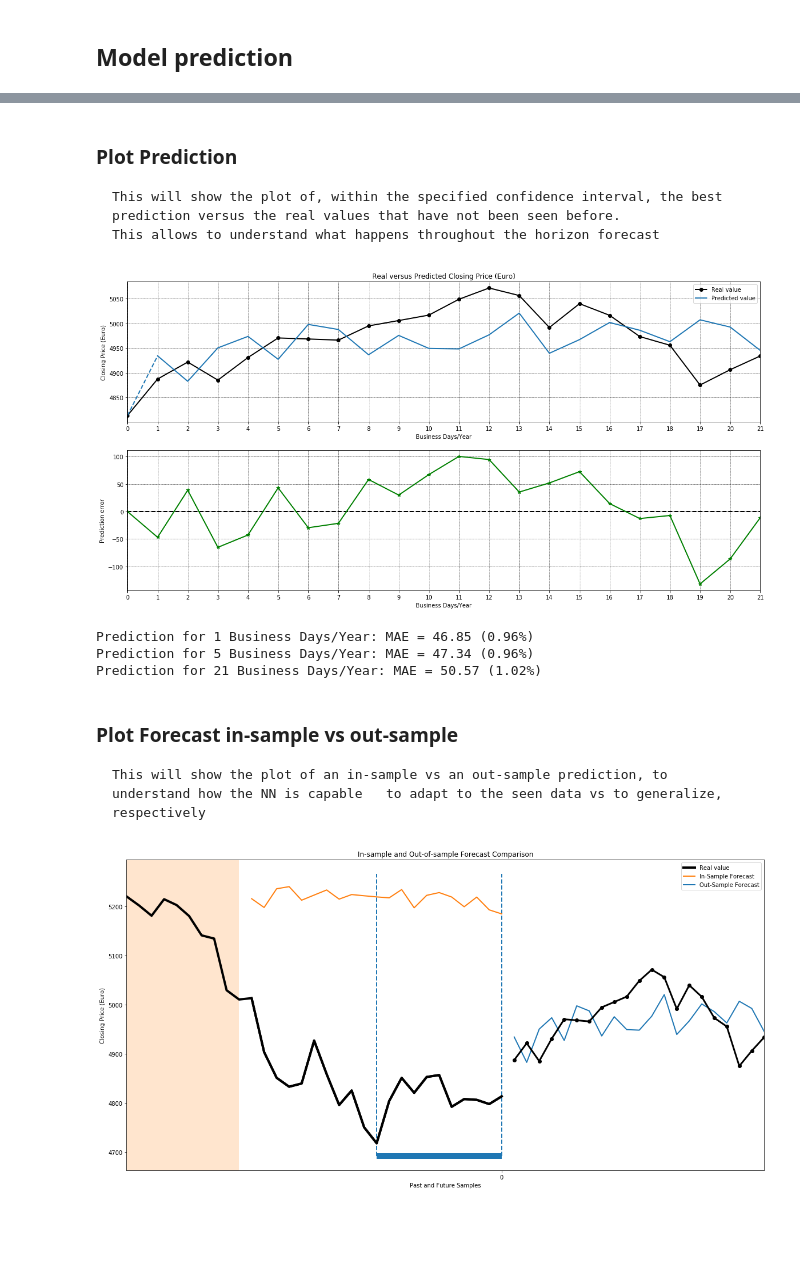
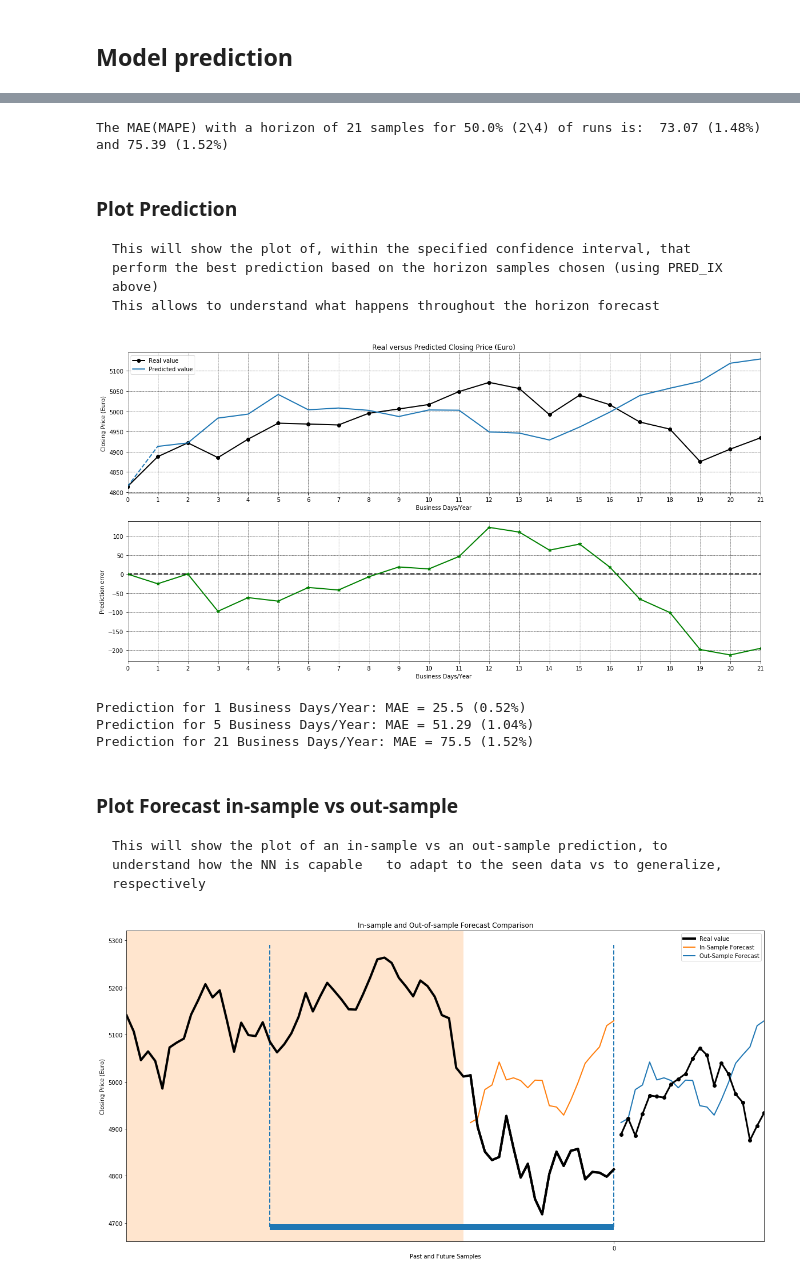
Before and after one commit to DidierRLopes/UnivariateTimeSeriesForecast, a Jupyter notebook: DNN_usualApproach.ipynb, the cells around one changed output, grey strips where cells are left out. Saved outputs shown, nothing was run; the diff lists cells and outputs as text; code cells hidden in the pictures; blank space fills up the shorter version.

```diff
--- a/DNN_usualApproach.ipynb
+++ b/DNN_usualApproach.ipynb
@@ -205,7 +213,7 @@ model.compile(optimizer='adam', loss='mae')
 # %%
 # Select between Forward Chaining, K-Fold or Group K-Fold
 X_train, y_train, X_cv, y_cv, X_test, y_test = splitTrainValTest \
-    .split_train_val_test_forwardChaining(series_input, n_steps_input, stepsToForecast[-1], n_steps_jump)
+    .split_train_val_test_groupKFold(series_input, n_steps_input, stepsToForecast[-1], n_steps_jump)
 
 dict_mae = {}
 for ix in np.arange(len(X_train)):
@@ -218,13 +226,18 @@ for ix in np.arange(len(X_train)):
         X_test[ix] = np.squeeze(X_test[ix], axis=2)
     y_train[ix] = np.squeeze(y_train[ix], axis=2)
     y_cv[ix] = np.squeeze(y_cv[ix], axis=2)
+    y_test[ix] = np.squeeze(y_test[ix], axis=2)
 
     ## ------- TRAINING MODEL -------
     model.fit(X_train[ix], y_train[ix], epochs = train_epochs, verbose = 0);
 
     ## ------- TRAINING ERROR -------
-    y_pred_train_t = model.predict(X_train[ix])
-    y_train_t = y_train[ix]
+    if PreProcessing_str in ['Normalization', 'Standardization']:
+        y_pred_train_t = scaler.inverse_transform(model.predict(X_train[ix]))
+        y_train_t = scaler.inverse_transform(y_train[ix])
+    else:
+        y_pred_train_t = model.predict(X_train[ix])
+        y_train_t = y_train[ix]
 
     list_mae_train = list()
     for i in np.arange(len(y_train_t)):
@@ -232,8 +245,12 @@ for ix in np.arange(len(X_train)):
         list_mae_train.append(mae_train)
 
     ## ------- CROSS VALIDATION ERROR -------
-    y_pred_cv_t = model.predict(X_cv[ix])
-    y_cv_t = y_cv[ix]
+    if PreProcessing_str in ['Normalization', 'Standardization']:
+        y_pred_cv_t = scaler.inverse_transform(model.predict(X_cv[ix]))
+        y_cv_t = scaler.inverse_transform(y_cv[ix])
+    else:
+        y_pred_cv_t = model.predict(X_cv[ix])
+        y_cv_t = y_cv[ix]
 
     list_mae_cv = list()
     for i in np.arange(len(y_cv_t)):
@@ -241,8 +258,12 @@ for ix in np.arange(len(X_train)):
         list_mae_cv.append(mae_cv)
 
     ## ------- TEST ERROR -------
-    y_pred_test_t = model.predict(X_test[ix])
-    y_test_t = y_test[ix]
+    if PreProcessing_str in ['Normalization', 'Standardization']:
+        y_pred_test_t = scaler.inverse_transform(model.predict(X_test[ix]))
+        y_test_t = scaler.inverse_transform(y_test[ix])
+    else:
+        y_pred_test_t = model.predict(X_test[ix])
+        y_test_t = y_test[ix]
 
     list_mae_test = list()
     for i in np.arange(len(y_test_t)):
@@ -418,6 +448,23 @@ The MAPE with a horizon of 21 samples is between 1.02 and 1.34 for 50.0% of our
+# %%
+PRED_OUTL = 2
+PRED_IX = 3
+
+# Sorts elements based on longer term horizon
+list_pred.sort(key=lambda elem: elem[0][PRED_IX-1])
+list_pred_outlRemoved = list_pred[int(PRED_OUTL/2):-int(PRED_OUTL/2)]
+
+print('The MAE(MAPE) with a horizon of ' + str(stepsToForecast[PRED_IX-1]) + ' samples for ' \
+      + str(round(100-100*(PRED_OUTL/MAX_ITER),2)) + '% (' \
+      + str(MAX_ITER-PRED_OUTL) + '\\' + str(MAX_ITER) + ') of runs is: \t'
+      + str(list_pred_outlRemoved[0][0][PRED_IX-1]) + ' (' \
+      + str(list_pred_outlRemoved[0][1][PRED_IX-1]) + '%) and ' \
+      + str(list_pred_outlRemoved[-1][0][PRED_IX-1]) + ' (' \
+      + str(list_pred_outlRemoved[-1][1][PRED_IX-1]) + '%)')
+# %% [output]
+The MAE(MAPE) with a horizon of 21 samples for 50.0% (2\4) of runs is:  73.07 (1.48%) and 75.39 (1.52%)
 # %% [markdown]
 ### Plot Prediction
-    This will show the plot of, within the specified confidence interval, the best prediction versus the real values that have not been seen before.
+    This will show the plot of, within the specified confidence interval, that perform the best prediction based on the horizon samples chosen (using PRED_IX above)
     This allows to understand what happens throughout the horizon forecast
 # %%
 cmap = plt.get_cmap("tab10")
@@ -426,8 +473,8 @@ plt.figure(figsize=(20,10))
 plt.subplot(211)
 plt.title('Real versus Predicted ' + ylab)
 plt.plot(range(0,len(real_array)+1), np.concatenate((df_train.values[-1], real_array), axis=0), 'k-o', linewidth=2)
-plt.plot(range(1,len(predictions_array)+1), list_pred_outlRemoved[0][1], color = cmap(0), linewidth=2)
-plt.plot([0,1], [df_train.values[-1][0], list_pred_outlRemoved[0][1][0]], '--', color = cmap(0), linewidth=2)
+plt.plot(range(1,len(predictions_array)+1), list_pred_outlRemoved[0][2], color = cmap(0), linewidth=2)
+plt.plot([0,1], [df_train.values[-1][0], list_pred_outlRemoved[0][2][0]], '--', color = cmap(0), linewidth=2)
 
 plt.xlim([0,len(predictions_array)])
 plt.xticks(np.arange(0, len(predictions_array)+1, step=1))
@@ -438,7 +485,7 @@ plt.legend(['Real value', 'Predicted value'])
 
 plt.subplot(212)
 plt.axhline(y=0, color='k', linestyle='--', linewidth=2)
-plt.plot(range(0,len(real_array-predictions_array)+1), np.concatenate((np.array([0]), real_array-list_pred_outlRemoved[0][1]), axis=0), 'g-*', linewidth=2)
+plt.plot(range(0,len(real_array-predictions_array)+1), np.concatenate((np.array([0]), real_array-list_pred_outlRemoved[0][2]), axis=0), 'g-*', linewidth=2)
 plt.xticks(np.arange(0, len(predictions_array)+1, step=1))
 plt.xlim([0,len(predictions_array)])
 plt.xlabel(xlab)
@@ -446,37 +493,39 @@ plt.ylabel('Prediction error')
 plt.grid(color='k', linestyle='--', linewidth=.5)
 plt.show()
 
-printMAEpred(real_array, list_pred_outlRemoved[0][1], stepsToForecast)
+for i in np.arange(len(stepsToForecast)):
+    print('Prediction for ' + str(stepsToForecast[i]) + ' ' + xlab + ': MAE = '\
+          + str(list_pred_outlRemoved[0][0][i]) + ' (' + str(list_pred_outlRemoved[0][1][i]) + '%)' )
 # %% [output]
-[figure, old version]
+[figure, new version]
-Prediction for 1 Business Days/Year: MAE = 46.85 (0.96%)
-Prediction for 5 Business Days/Year: MAE = 47.34 (0.96%)
-Prediction for 21 Business Days/Year: MAE = 50.57 (1.02%)
+Prediction for 1 Business Days/Year: MAE = 25.5 (0.52%)
+Prediction for 5 Business Days/Year: MAE = 51.29 (1.04%)
+Prediction for 21 Business Days/Year: MAE = 75.5 (1.52%)
 # %% [markdown]
 ### Plot Forecast in-sample vs out-sample
     This will show the plot of an in-sample vs an out-sample prediction, to understand how the NN is capable   to adapt to the seen data vs to generalize, respectively
 # %%
 plt.figure(figsize=(20,10))
 plt.title('In-sample and Out-of-sample Forecast Comparison')
 plt.plot(1+np.arange(stepsToForecast[-1])-stepsToForecast[-1], df_train.values[-stepsToForecast[-1]:], 'k', linewidth = 4)
 plt.plot(1+np.arange(stepsToForecast[-1])-stepsToForecast[-1], list_pred_outlRemoved[0][2], color=cmap(1), linewidth = 2 )
-plt.plot(range(1,len(predictions_array)+1), list_pred_outlRemoved[0][1], color=cmap(0), linewidth=2)
+plt.plot(range(1,len(predictions_array)+1), list_pred_outlRemoved[0][2], color=cmap(0), linewidth=2)
 plt.legend(['Real value', 'In-Sample Forecast', 'Out-Sample Forecast'])
 plt.plot(1+np.arange(stepsToForecast[-1]), df_test.values, 'k-o' , linewidth = 3)
 plt.plot(1+np.arange(stepsToForecast[-1]+n_steps_input)-stepsToForecast[-1]-n_steps_input, df_train.values[-n_steps_input-stepsToForecast[-1]:], 'k', linewidth = 4)
 
 plt.xlim([1-stepsToForecast[-1]-n_steps_input,+stepsToForecast[-1]])
 plt.xticks([0], '0')
 
 plt.xlabel('Past and Future Samples')
 plt.ylabel(ylab)
 
 plt.axvspan(-stepsToForecast[-1]-n_steps_input, -stepsToForecast[-1], facecolor=cmap(1), alpha=0.2)
 xmin, xmax, ymin, ymax = plt.axis()
 plt.hlines(ymin, -n_steps_input, 0, colors=cmap(0), linewidth=10)
 plt.vlines(-n_steps_input, ymin, ymax, colors=cmap(0), linewidth=2, linestyle='--')
 plt.vlines(0, ymin, ymax, colors=cmap(0), linewidth=2, linestyle='--')
 plt.show()
 # %% [output]
-[figure, old version]
+[figure, new version]
 # %%
```
Also changed, not shown: parts of 11 cells of this notebook.
